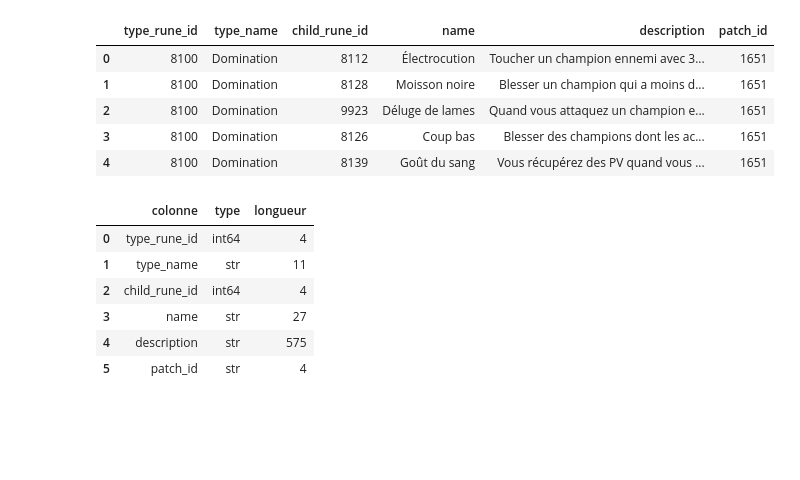
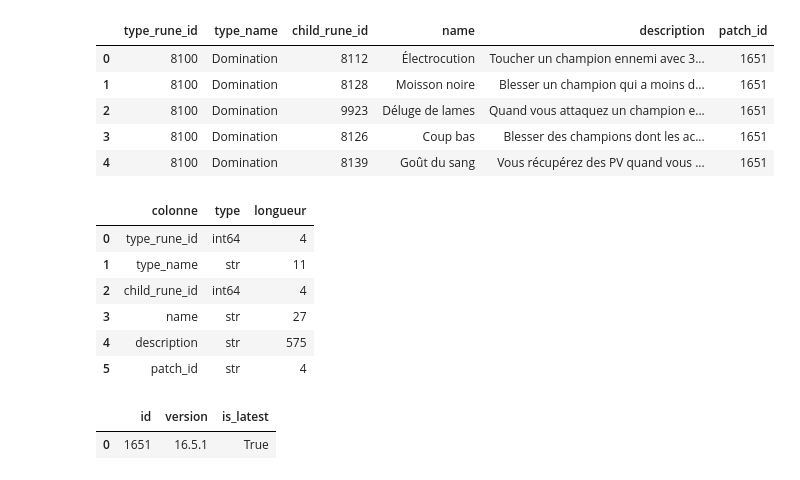
Before and after one commit to NajimDja/League-of-Legends, a Jupyter notebook: notebook/champion.ipynb, the cells around one changed output. Cells and saved outputs as stored; diff of their text form; code cells hidden in the pictures; blank space fills up the shorter version.

```diff
--- a/notebook/champion.ipynb
+++ b/notebook/champion.ipynb
@@ -472,3 +484,8 @@ display(schema_info := create_schema(table_runes))
 | 3 | name | str | 27 |
 | 4 | description | str | 575 |
 | 5 | patch_id | str | 4 |
+# %%
+table_patch
+# %% [output]
+|  | id | version | is_latest |
+| 0 | 1651 | 16.5.1 | True |
```
Also changed, not shown: parts of 4 cells of this notebook, 8 other files.
